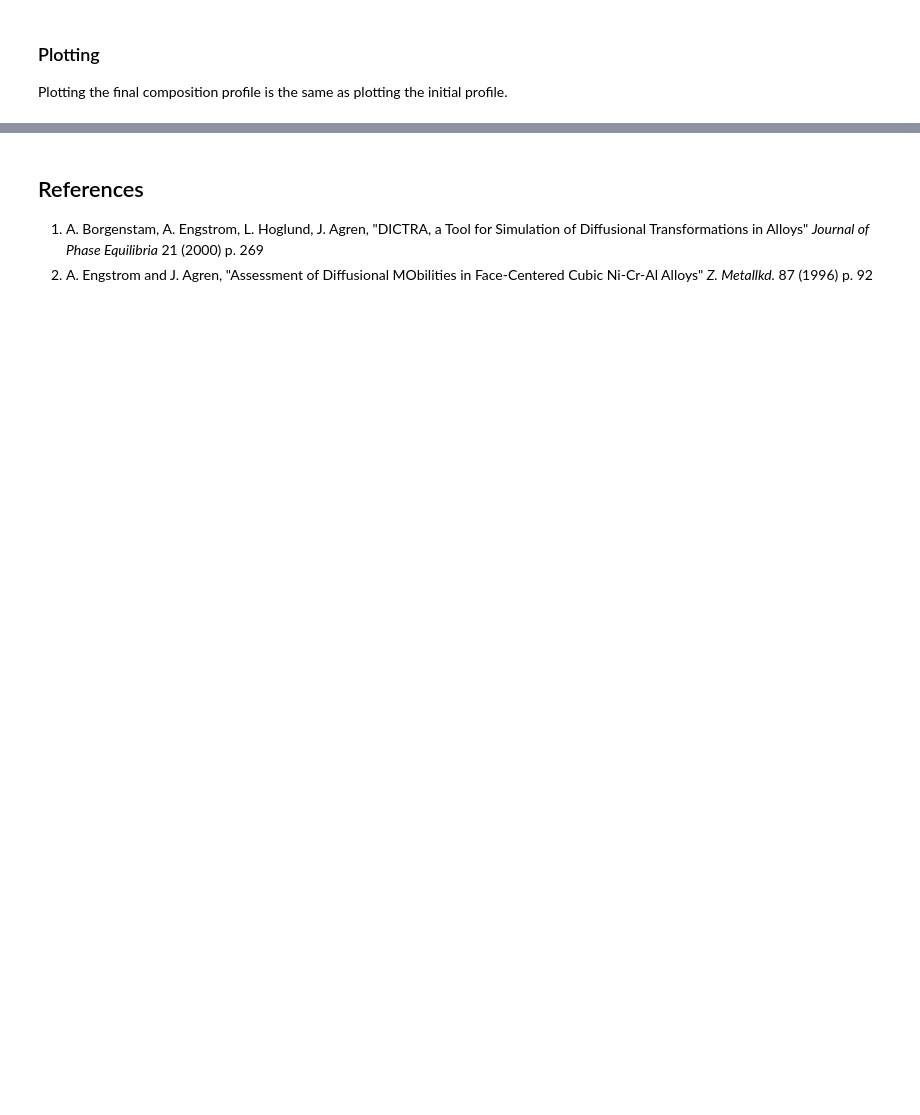
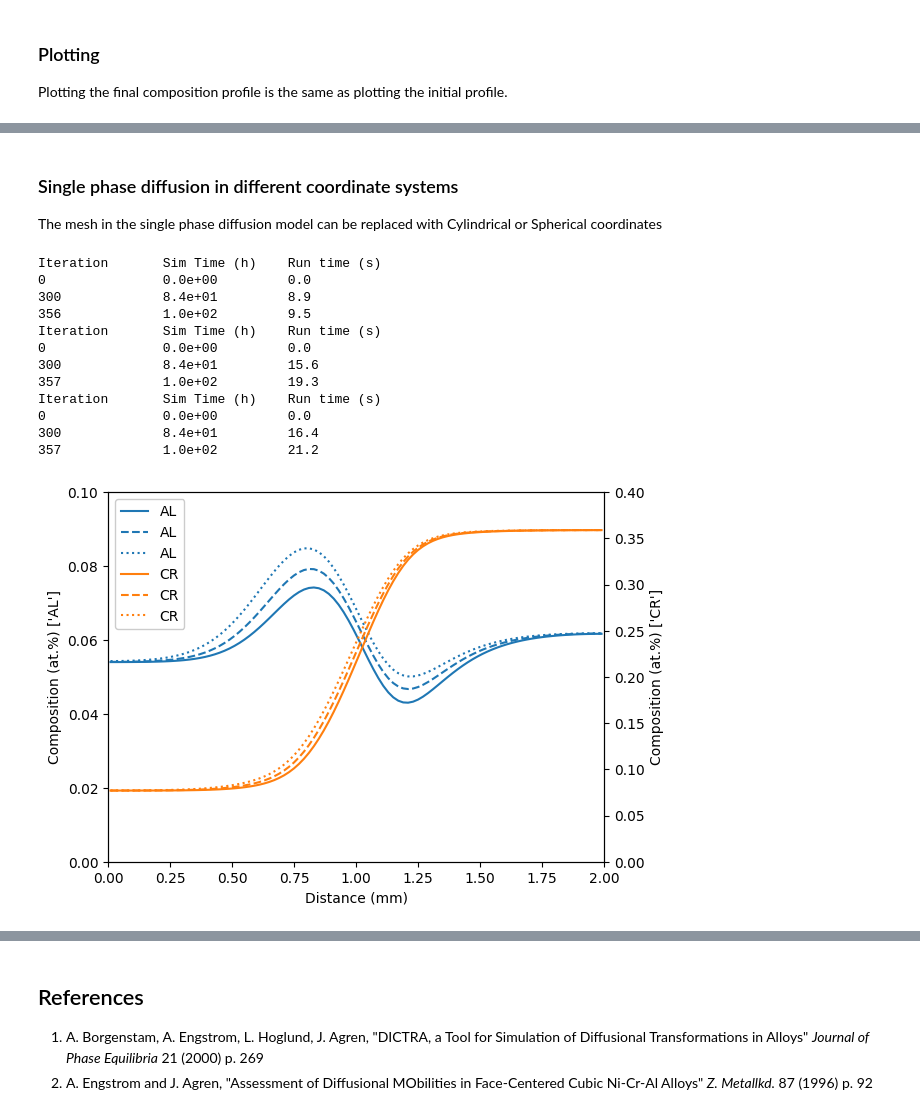
Before and after one commit to materialsgenomefoundation/kawin, a Jupyter notebook: examples/06_Single_Phase_Diffusion.ipynb, the cells around one changed output, grey strips where cells are left out. Drawn from its saved outputs; the diff is of its cells as text; code cells hidden in the pictures; blank space fills up the shorter version.

Commit message:
add mesh implementation in SinglePhaseDiffusion with updated example

```diff
--- a/examples/06_Single_Phase_Diffusion.ipynb
+++ b/examples/06_Single_Phase_Diffusion.ipynb
@@ -77,0 +78,45 @@ plt.show()
+# %% [markdown]
+### Single phase diffusion in different coordinate systems
+The mesh in the single phase diffusion model can be replaced with Cylindrical or Spherical coordinates
+# %%
+from kawin.diffusion.Mesh import Spherical1D, Cartesian1D, Cylindrical1D
+meshes = [
+    Cartesian1D([0, 2e-3], 100, 2),
+    Cylindrical1D([0, 2e-3], 100, 2),
+    Spherical1D([0, 2e-3], 100, 2)
+]
+linestyles = ['-', '--', ':']
+fig, axL = plt.subplots(1, 1)
+axR = axL.twinx()
+for i, mesh in enumerate(meshes):
+    m = SinglePhaseModel([0, 2e-3], 100, ['NI', 'CR', 'AL'], ['FCC_A1'], mesh=mesh)
+
+    #Define Cr and Al composition, with step-wise change at z=0
+    m.setCompositionStep(0.077, 0.359, 1e-3, 'CR')
+    m.setCompositionStep(0.054, 0.062, 1e-3, 'AL')
+
+    m.setThermodynamics(therm)
+    m.setTemperature(1200 + 273.15)
+
+    m.solve(100*3600, solverType = SolverType.EXPLICITEULER, verbose=True, vIt=300)
+
+    axL, axR = m.plotTwoAxis(['AL'], ['CR'], zScale = 1/1000, axL=axL, axR=axR, linestyle=linestyles[i])
+    axL.set_xlim([0,2])
+    axL.set_xlabel('Distance (mm)')
+    axL.set_ylim([0, 0.1])
+    axR.set_ylim([0, 0.4])
+plt.show()
+# %% [output]
+Iteration       Sim Time (h)    Run time (s)
+0               0.0e+00         0.0
+300             8.4e+01         8.9
+356             1.0e+02         9.5
+Iteration       Sim Time (h)    Run time (s)
+0               0.0e+00         0.0
+300             8.4e+01         15.6
+357             1.0e+02         19.3
+Iteration       Sim Time (h)    Run time (s)
+0               0.0e+00         0.0
+300             8.4e+01         16.4
+357             1.0e+02         21.2
+[figure, added]
```
Also changed, not shown: parts of 4 cells of this notebook, 5 other files.
